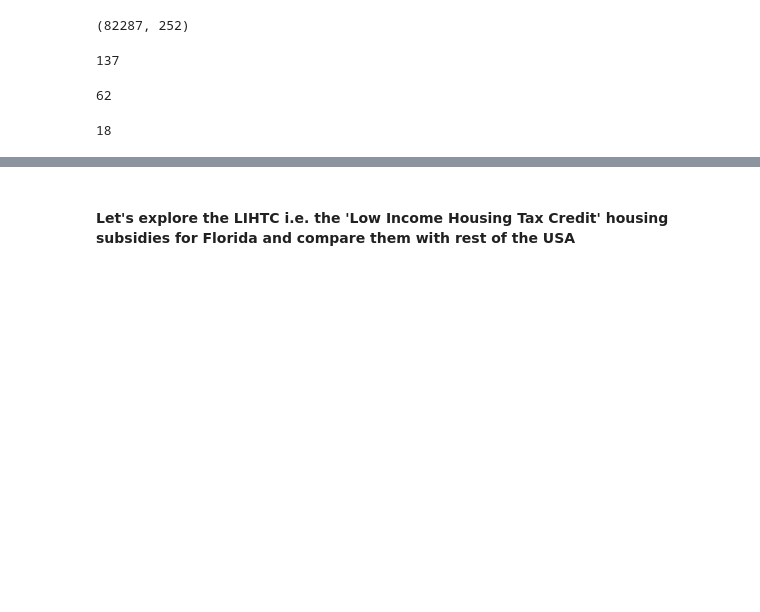
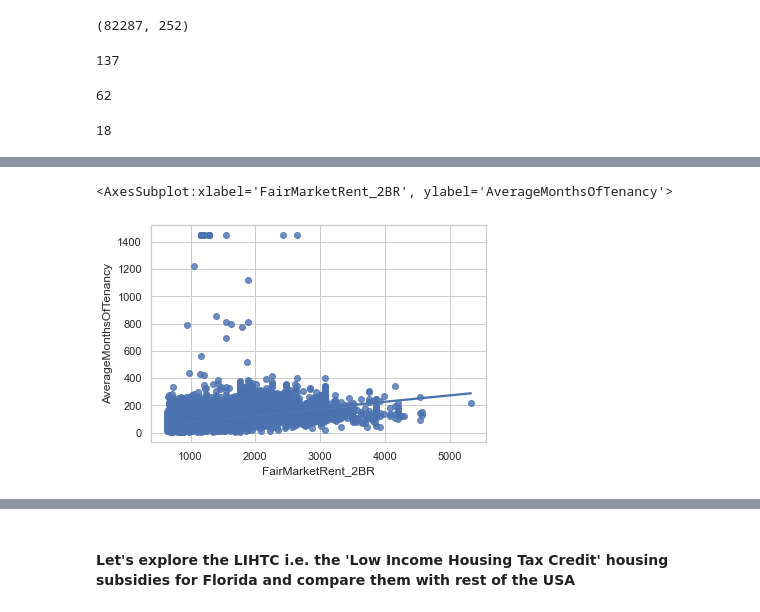
Before and after one commit to datakind/sep21-housing-insecurity, a Jupyter notebook: code/farazrahman/nhpd_initial_analysis.ipynb, the cells around one changed output, grey strips where cells are left out. Drawn from its saved outputs; the diff is of its cells as text; code cells hidden in the pictures; blank space fills up the shorter version.

```diff
--- a/code/farazrahman/nhpd_initial_analysis.ipynb
+++ b/code/farazrahman/nhpd_initial_analysis.ipynb
@@ -110,0 +117,5 @@ univariate_analysis(nhpd, ['State'])
+# %%
+sns.regplot(data=nhpd, x="FairMarketRent_2BR", y="AverageMonthsOfTenancy")
+# %% [output]
+<AxesSubplot:xlabel='FairMarketRent_2BR', ylabel='AverageMonthsOfTenancy'>
+[figure, added]
```
Also changed, not shown: parts of 16 cells of this notebook.
